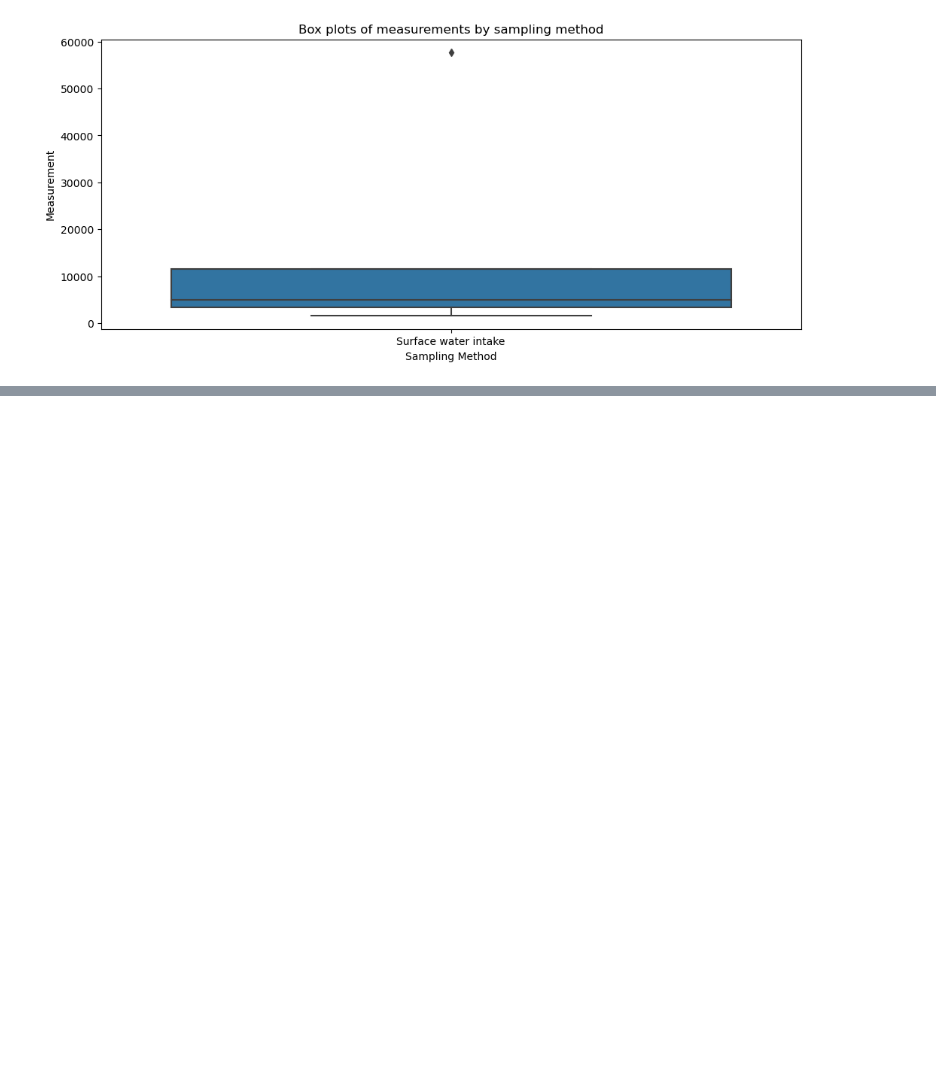
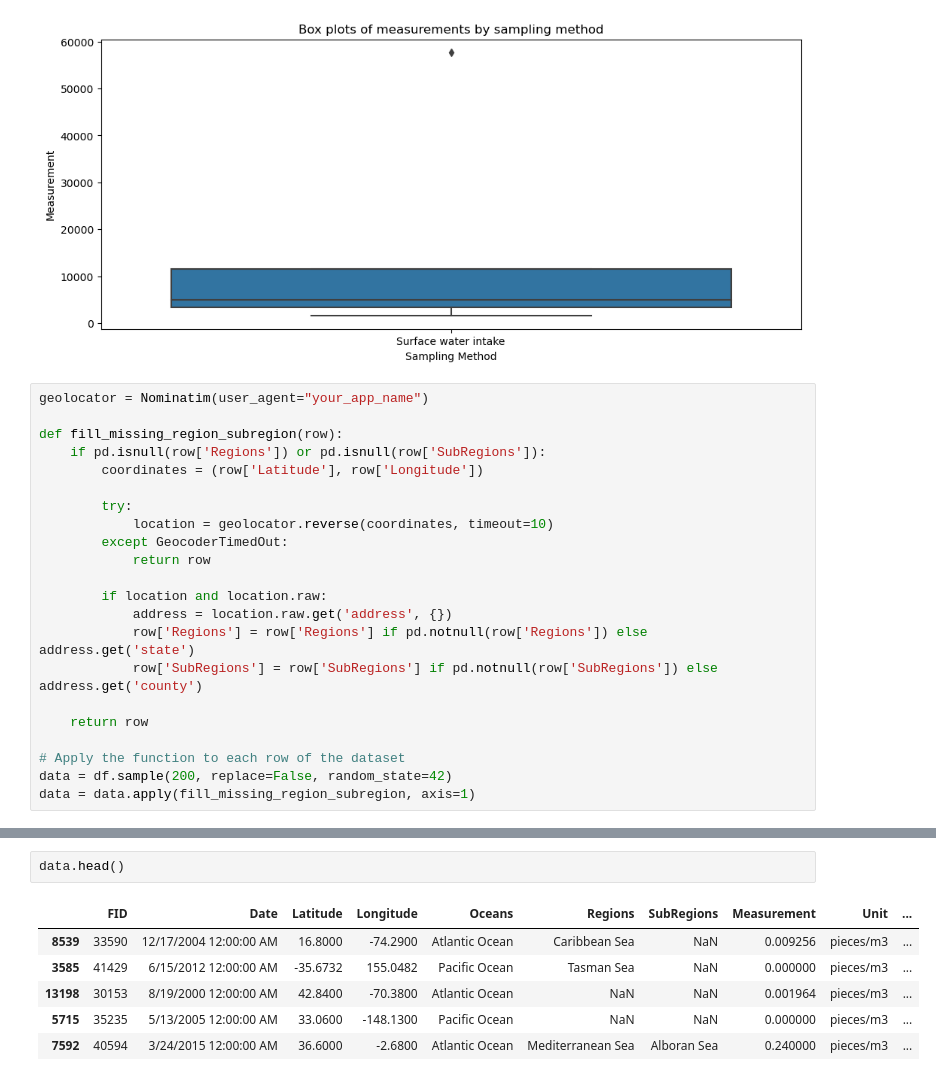
Before and after one commit to DerikVo/DSI_project_4_MIcroplastics, a Jupyter notebook: Code/Yasser_EDA.ipynb, the cells around one changed output, grey strips where cells are left out. Saved outputs shown, nothing was run; the diff lists cells and outputs as text; blank space fills up the shorter version.

```diff
--- a/Code/Yasser_EDA.ipynb
+++ b/Code/Yasser_EDA.ipynb
@@ -156,3 +156,25 @@ for method in methods:
 [figure]
 [figure]
 [figure]
+# %%
+geolocator = Nominatim(user_agent="your_app_name")
+
+def fill_missing_region_subregion(row):
+    if pd.isnull(row['Regions']) or pd.isnull(row['SubRegions']):
+        coordinates = (row['Latitude'], row['Longitude'])
+
+        try:
+            location = geolocator.reverse(coordinates, timeout=10)
+        except GeocoderTimedOut:
+            return row
+
+        if location and location.raw:
+            address = location.raw.get('address', {})
+            row['Regions'] = row['Regions'] if pd.notnull(row['Regions']) else address.get('state')
+            row['SubRegions'] = row['SubRegions'] if pd.notnull(row['SubRegions']) else address.get('county')
+
+    return row
+
+# Apply the function to each row of the dataset
+data = df.sample(200, replace=False, random_state=42)
+data = data.apply(fill_missing_region_subregion, axis=1)
@@ -158,0 +203,9 @@ for method in methods:
+# %%
+data.head()
+# %% [output]
+|  | FID | Date | Latitude | Longitude | Oceans | Regions | SubRegions | Measurement | Unit | ... |
+| 8539 | 33590 | 12/17/2004 12:00:00 AM | 16.8000 | -74.2900 | Atlantic Ocean | Caribbean Sea | NaN | 0.009256 | pieces/m3 | ... |
+| 3585 | 41429 | 6/15/2012 12:00:00 AM | -35.6732 | 155.0482 | Pacific Ocean | Tasman Sea | NaN | 0.000000 | pieces/m3 | ... |
+| 13198 | 30153 | 8/19/2000 12:00:00 AM | 42.8400 | -70.3800 | Atlantic Ocean | NaN | NaN | 0.001964 | pieces/m3 | ... |
+| 5715 | 35235 | 5/13/2005 12:00:00 AM | 33.0600 | -148.1300 | Pacific Ocean | NaN | NaN | 0.000000 | pieces/m3 | ... |
+| 7592 | 40594 | 3/24/2015 12:00:00 AM | 36.6000 | -2.6800 | Atlantic Ocean | Mediterranean Sea | Alboran Sea | 0.240000 | pieces/m3 | ... |
```
Also changed, not shown: parts of 1 cell of this notebook.
